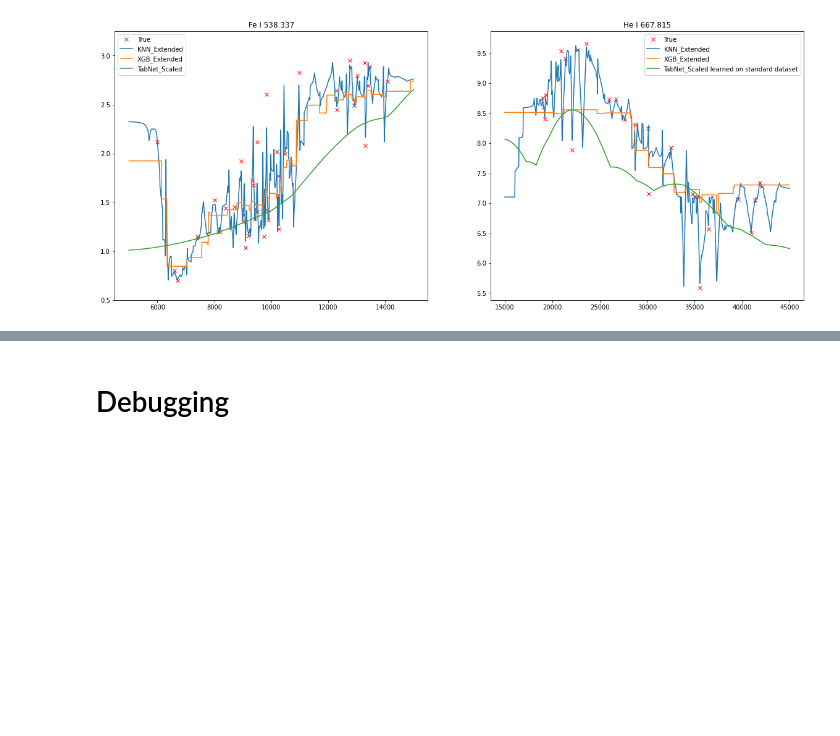
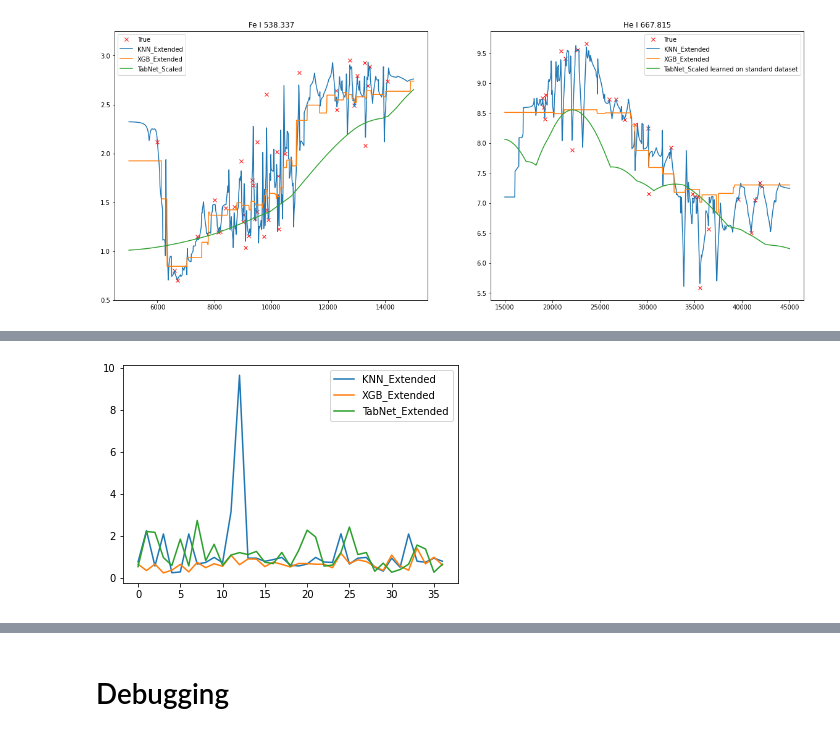
Before and after one commit to alezakuskin/Stark_ML, a Jupyter notebook: Main_body.ipynb, the cells around one changed output, grey strips where cells are left out. Saved outputs shown, nothing was run; the diff lists cells and outputs as text; code cells hidden in the pictures; blank space fills up the shorter version.

```diff
--- a/Main_body.ipynb
+++ b/Main_body.ipynb
@@ -1700,0 +1703,23 @@ plt.show()
+# %%
+factor = 1.05
+data_width_extended = data_width
+target_width_extended = target_width
+for index, row in data_width.iterrows():
+    row['T'] = row['T']*factor
+    data_width_extended = data_width_extended.append(row, ignore_index=True, verify_integrity = True)
+    target_width_extended = target_width_extended.append(pd.Series(target_width.loc[index]), ignore_index=True)
+
+    row['T'] = row['T']/factor**2
+    data_width_extended = data_width_extended.append(row, ignore_index=True, verify_integrity = True)
+    target_width_extended = target_width_extended.append(pd.Series(target_width.loc[index]), ignore_index=True)
+# %%
+models = ['KNN_Extended', 'XGB_Extended', 'TabNet_Extended']
+models_d = create_models_dict(models)
+epsilon = 1e-3
+
+for name, model in models_d.items():
+    print(f"Training {name} model")
+    if 'TabNet' in name:
+        model.fit(data_width_extended.drop(columns=['Element', 'Wavelength', 'Z number']), np.log(1 + target_width_extended / epsilon), XW_test, np.log(1 + YW_test / epsilon))
+    else:
+        model.fit(data_width_extended.drop(columns=['Element', 'Wavelength', 'Z number']), np.log(1 + target_width_extended / epsilon))
@@ -1700,0 +1734,20 @@ plt.show()
+# %%
+data_predictions = pd.read_excel('/content/Stark_ML/Source_files/Stark_data.xlsx',
+                     sheet_name='Fe_diagnostics',
+                     usecols='A:BC'
+                   )
+data_predictions['Term'] = term_to_number(data_predictions['Term'])
+data_predictions['Term.1'] = term_to_number(data_predictions['Term.1'])
+# %%
+predictions = {}
+for name, model in models_d.items():
+    predictions[name] = model.predict(data_predictions.drop(columns=['Element', 'Wavelength', 'Z number', 'w (A)', 'd (A)']))
+# %%
+fig, ax = plt.subplots()
+for name, model in predictions.items():
+    ax.plot((np.exp(model) - 1) * epsilon, label = f'{name}')
+
+plt.legend()
+plt.show()
+# %% [output]
+[figure, added]
```
Also changed, not shown: parts of 7 cells of this notebook.
